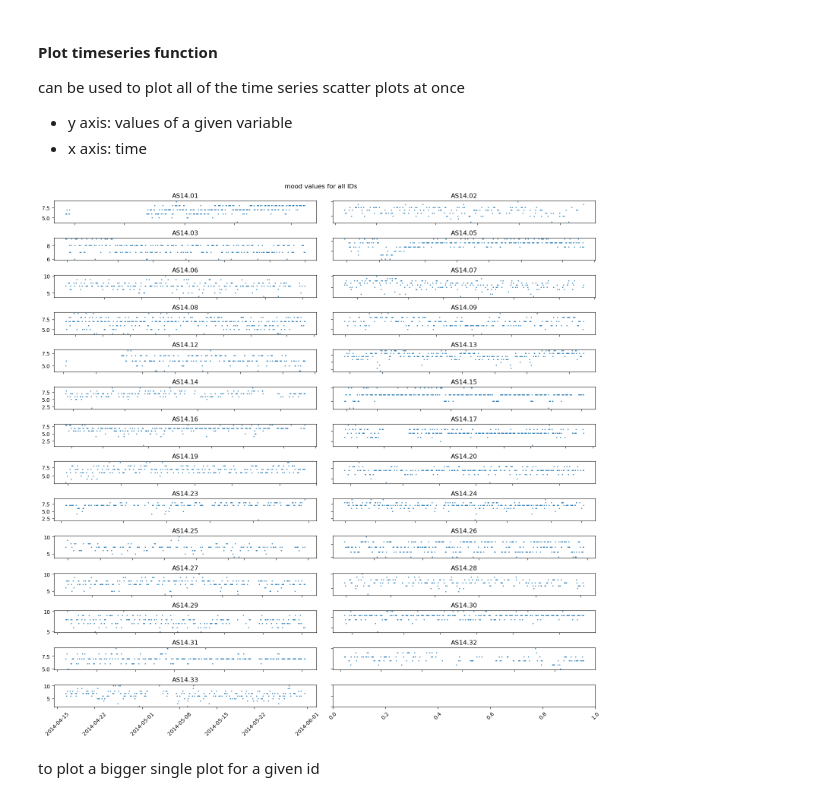
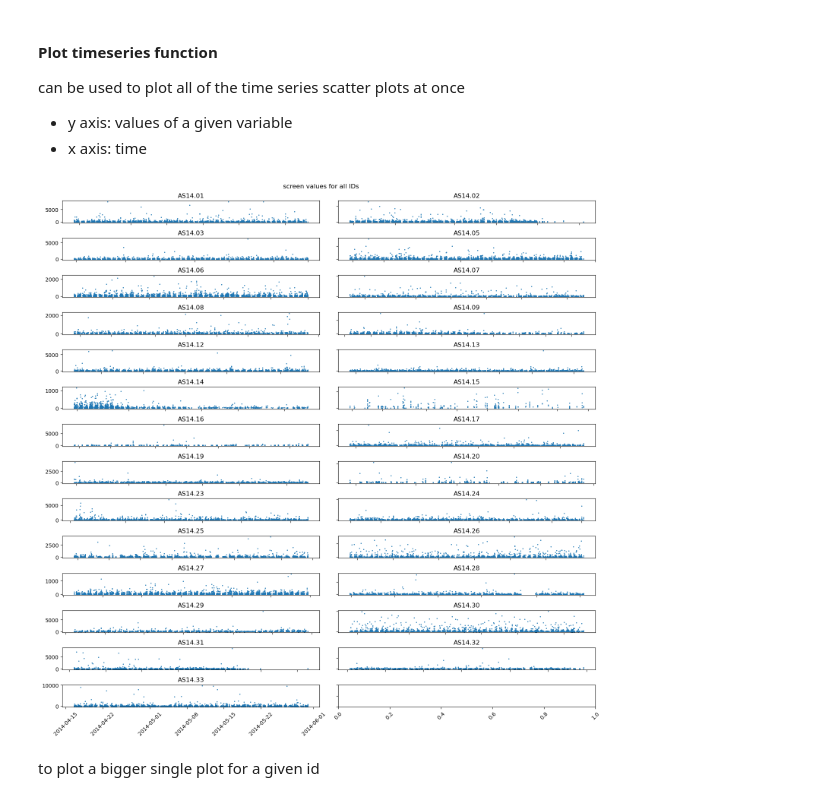
Before and after one commit to SoberZ/data-mining-techniques, a Jupyter notebook: mood.ipynb, the cells around one changed output. Saved outputs shown, nothing was run; the diff lists cells and outputs as text; code cells hidden in the pictures.

```diff
--- a/mood.ipynb
+++ b/mood.ipynb
@@ -55,35 +55,35 @@ def plot_timeseries(df, variable):
 
     for x in range(vertical_axs):
         id_1 = 2*x
         id_2 = id_1 + 1
 
         # left subplot in a row
         if(id_1 < len(id_data)):
             axs[x, 0].plot_date(id_data[id_1][0], id_data[id_1][1], markersize=1)
             axs[x, 0].set_title(id_data[id_1][2])
 
         # right subplot in a row
         if(id_2 < len(id_data)):
             axs[x, 1].plot_date(id_data[id_2][0], id_data[id_2][1], markersize=1)
             axs[x, 1].set_title(id_data[id_2][2])
 
     for ax in fig.get_axes():
         # only outer labels
         ax.label_outer()
         # rotate labels for timeseries data
         for tick in ax.get_xticklabels():
             tick.set_rotation(45)
 
     fig.set_figheight(15)
     fig.set_figwidth(15)
     fig.tight_layout()
     fig.subplots_adjust(top=0.95)
     fig.suptitle(f"{variable} values for all IDs")
 
 
-plot_timeseries(df, "mood")
+plot_timeseries(df, "screen")
 # %% [output]
-[figure, old version]
+[figure, new version]
 # %% [markdown]
 to plot a bigger single plot for a given id
 # %%
```
Also changed, not shown: parts of 2 cells of this notebook.
